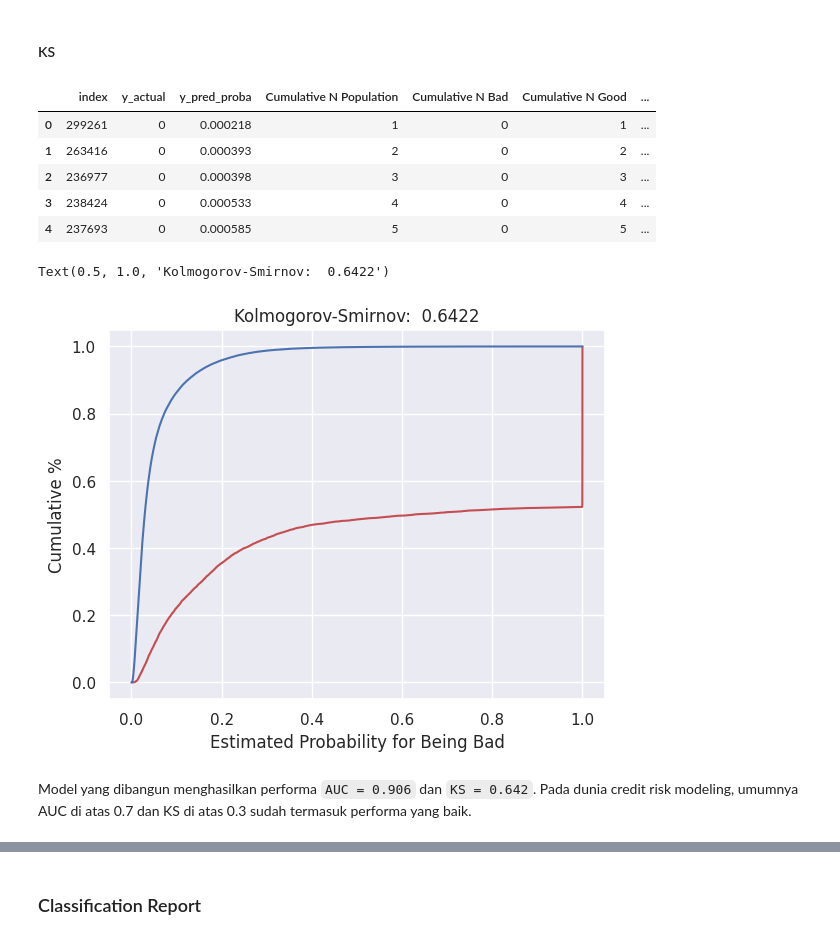
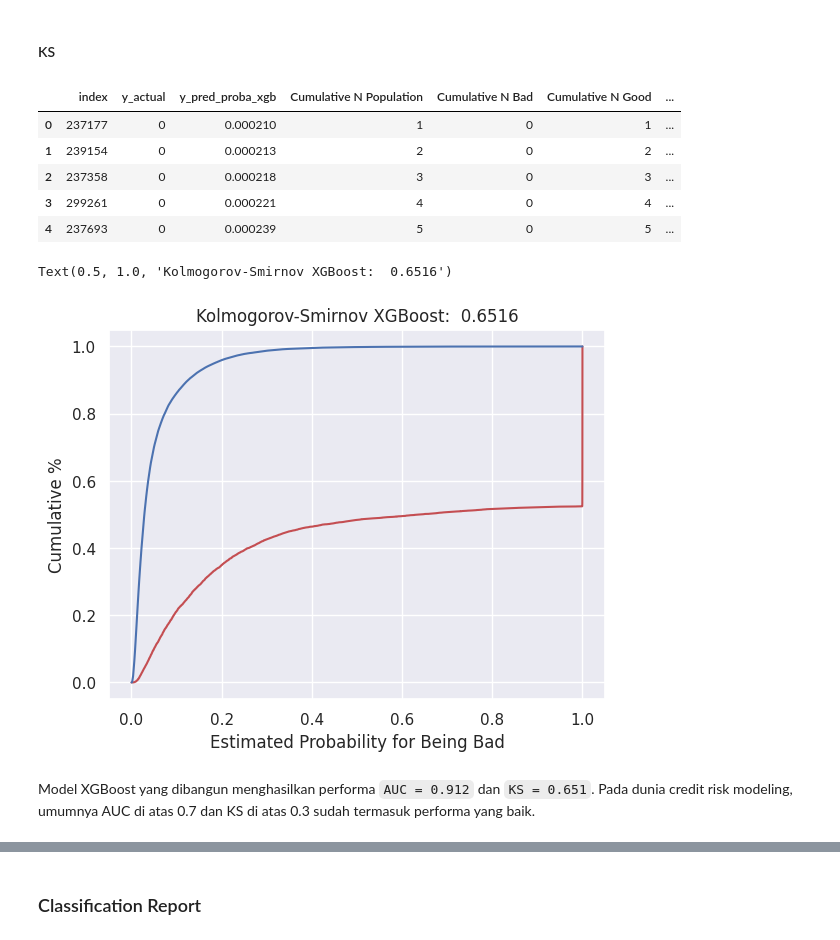
Before and after one commit to syahvan/credit-risk-prediction, a Jupyter notebook: credit-risk-prediction.ipynb, the cells around one changed output, grey strips where cells are left out. Cells and saved outputs as stored; diff of their text form; code cells hidden in the pictures.

```diff
--- a/credit-risk-prediction.ipynb
+++ b/credit-risk-prediction.ipynb
@@ -390,7 +388,7 @@ sns.heatmap(data.corr())
 Di sini, jika ada pasangan fitur-fitur yang memiliki korelasi tinggi maka akan diambil salah satu saja. Nilai korelasi yang dijadikan patokan sebagai korelasi tinggi tidak pasti, umumnya digunakan angka 0.7.
 # %%
 corr_matrix = data.corr().abs()
-upper = corr_matrix.where(np.triu(np.ones(corr_matrix.shape), k=1).astype(np.bool))
+upper = corr_matrix.where(np.triu(np.ones(corr_matrix.shape, dtype=np.bool_), k=1))
 to_drop_hicorr = [column for column in upper.columns if any(upper[column] > 0.7)]
 # %%
 to_drop_hicorr
@@ -642,7 +665,7 @@ df_all_features
 # %% [markdown]
 Untuk mengukur performa model, dua metrik yang umum dipakai dalam dunia credit risk adalah AUC dan KS. Namun, saya juga ingin melihat metrik lain seperti Akurasi, F1-score, Recall dll dari model yang dibuat menggunakan classification report.
 # %%
-y_pred_proba = xgb.predict_proba(X_test)[:][:,1]
-
-df_actual_predicted = pd.concat([pd.DataFrame(np.array(y_test), columns=['y_actual']), pd.DataFrame(y_pred_proba, columns=['y_pred_proba'])], axis=1)
-df_actual_predicted.index = y_test.index
+# XGBoost
+y_pred_proba_xgb = xgb.predict_proba(X_test)[:][:,1]
+df_actual_predicted_xgb = pd.concat([pd.DataFrame(np.array(y_test), columns=['y_actual']), pd.DataFrame(y_pred_proba_xgb, columns=['y_pred_proba_xgb'])], axis=1)
+df_actual_predicted_xgb.index = y_test.index
@@ -666,34 +709,35 @@ plt.legend()
 # %% [markdown]
 #### KS
 # %%
-df_actual_predicted = df_actual_predicted.sort_values('y_pred_proba')
-df_actual_predicted = df_actual_predicted.reset_index()
+# KS XGBoost
+df_actual_predicted_xgb = df_actual_predicted_xgb.sort_values('y_pred_proba_xgb')
+df_actual_predicted_xgb = df_actual_predicted_xgb.reset_index()
 
-df_actual_predicted['Cumulative N Population'] = df_actual_predicted.index + 1
-df_actual_predicted['Cumulative N Bad'] = df_actual_predicted['y_actual'].cumsum()
-df_actual_predicted['Cumulative N Good'] = df_actual_predicted['Cumulative N Population'] - df_actual_predicted['Cumulative N Bad']
-df_actual_predicted['Cumulative Perc Population'] = df_actual_predicted['Cumulative N Population'] / df_actual_predicted.shape[0]
-df_actual_predicted['Cumulative Perc Bad'] = df_actual_predicted['Cumulative N Bad'] / df_actual_predicted['y_actual'].sum()
-df_actual_predicted['Cumulative Perc Good'] = df_actual_predicted['Cumulative N Good'] / (df_actual_predicted.shape[0] - df_actual_predicted['y_actual'].sum())
+df_actual_predicted_xgb['Cumulative N Population'] = df_actual_predicted_xgb.index + 1
+df_actual_predicted_xgb['Cumulative N Bad'] = df_actual_predicted_xgb['y_actual'].cumsum()
+df_actual_predicted_xgb['Cumulative N Good'] = df_actual_predicted_xgb['Cumulative N Population'] - df_actual_predicted_xgb['Cumulative N Bad']
+df_actual_predicted_xgb['Cumulative Perc Population'] = df_actual_predicted_xgb['Cumulative N Population'] / df_actual_predicted_xgb.shape[0]
+df_actual_predicted_xgb['Cumulative Perc Bad'] = df_actual_predicted_xgb['Cumulative N Bad'] / df_actual_predicted_xgb['y_actual'].sum()
+df_actual_predicted_xgb['Cumulative Perc Good'] = df_actual_predicted_xgb['Cumulative N Good'] / (df_actual_predicted_xgb.shape[0] - df_actual_predicted_xgb['y_actual'].sum())
 # %%
-df_actual_predicted.head()
+df_actual_predicted_xgb.head()
 # %% [output]
-|  | index | y_actual | y_pred_proba | Cumulative N Population | Cumulative N Bad | Cumulative N Good | ... |
-| 0 | 299261 | 0 | 0.000218 | 1 | 0 | 1 | ... |
-| 1 | 263416 | 0 | 0.000393 | 2 | 0 | 2 | ... |
-| 2 | 236977 | 0 | 0.000398 | 3 | 0 | 3 | ... |
-| 3 | 238424 | 0 | 0.000533 | 4 | 0 | 4 | ... |
-| 4 | 237693 | 0 | 0.000585 | 5 | 0 | 5 | ... |
+|  | index | y_actual | y_pred_proba_xgb | Cumulative N Population | Cumulative N Bad | Cumulative N Good | ... |
+| 0 | 237177 | 0 | 0.000210 | 1 | 0 | 1 | ... |
+| 1 | 239154 | 0 | 0.000213 | 2 | 0 | 2 | ... |
+| 2 | 237358 | 0 | 0.000218 | 3 | 0 | 3 | ... |
+| 3 | 299261 | 0 | 0.000221 | 4 | 0 | 4 | ... |
+| 4 | 237693 | 0 | 0.000239 | 5 | 0 | 5 | ... |
 # %%
-KS = max(df_actual_predicted['Cumulative Perc Good'] - df_actual_predicted['Cumulative Perc Bad'])
+KS_xgb = max(df_actual_predicted_xgb['Cumulative Perc Good'] - df_actual_predicted_xgb['Cumulative Perc Bad'])
 
-plt.plot(df_actual_predicted['y_pred_proba'], df_actual_predicted['Cumulative Perc Bad'], color='r')
-plt.plot(df_actual_predicted['y_pred_proba'], df_actual_predicted['Cumulative Perc Good'], color='b')
+plt.plot(df_actual_predicted_xgb['y_pred_proba_xgb'], df_actual_predicted_xgb['Cumulative Perc Bad'], color='r')
+plt.plot(df_actual_predicted_xgb['y_pred_proba_xgb'], df_actual_predicted_xgb['Cumulative Perc Good'], color='b')
 plt.xlabel('Estimated Probability for Being Bad')
 plt.ylabel('Cumulative %')
-plt.title('Kolmogorov-Smirnov:  %0.4f' %KS)
+plt.title('Kolmogorov-Smirnov XGBoost:  %0.4f' %KS_xgb)
 # %% [output]
-Text(0.5, 1.0, 'Kolmogorov-Smirnov:  0.6422')
+Text(0.5, 1.0, 'Kolmogorov-Smirnov XGBoost:  0.6516')
-[figure, old version]
+[figure, new version]
 # %% [markdown]
-Model yang dibangun menghasilkan performa `AUC = 0.906` dan `KS = 0.642`. Pada dunia credit risk modeling, umumnya AUC di atas 0.7 dan KS di atas 0.3 sudah termasuk performa yang baik.
+Model XGBoost yang dibangun menghasilkan performa `AUC = 0.912` dan `KS = 0.651`. Pada dunia credit risk modeling, umumnya AUC di atas 0.7 dan KS di atas 0.3 sudah termasuk performa yang baik.
```
Also changed, not shown: parts of 21 cells of this notebook, 5 other files.
